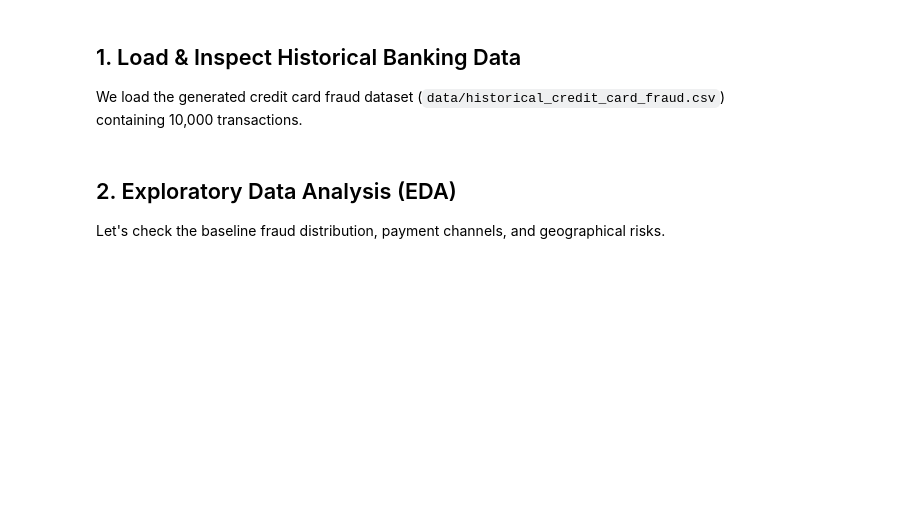
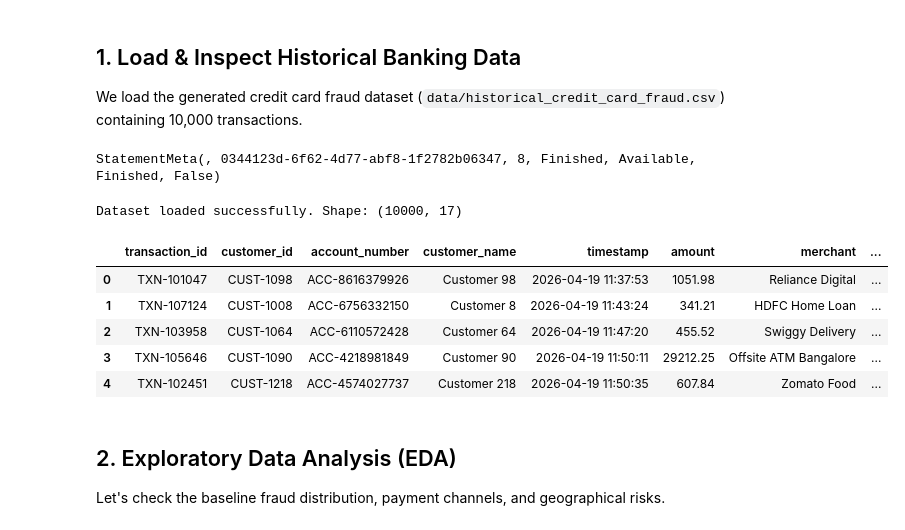
Before and after one commit to SayanEmbee/smart-banking-ai-powered, a Jupyter notebook: src/notebooks/fraud_scoring_ai.ipynb, the cells around one changed output. Saved outputs shown, nothing was run; the diff lists cells and outputs as text; code cells hidden in the pictures; blank space fills up the shorter version.

```diff
--- a/src/notebooks/fraud_scoring_ai.ipynb
+++ b/src/notebooks/fraud_scoring_ai.ipynb
@@ -44,3 +38,16 @@ df.head(5)
+# %%
+df = pd.read_csv("abfss://SmartBankingRiskWorkspace@onelake.dfs.fabric.microsoft.com/BankingFraudLakehouse.Lakehouse/Files/historical_credit_card_fraud.csv")
+print(f"Dataset loaded successfully. Shape: {df.shape}")
+df.head(5)
+# %% [output]
+StatementMeta(, 0344123d-6f62-4d77-abf8-1f2782b06347, 8, Finished, Available, Finished, False)
+Dataset loaded successfully. Shape: (10000, 17)
+|  | transaction_id | customer_id | account_number | customer_name | timestamp | amount | merchant | ... |
+| 0 | TXN-101047 | CUST-1098 | ACC-8616379926 | Customer 98 | 2026-04-19 11:37:53 | 1051.98 | Reliance Digital | ... |
+| 1 | TXN-107124 | CUST-1008 | ACC-6756332150 | Customer 8 | 2026-04-19 11:43:24 | 341.21 | HDFC Home Loan | ... |
+| 2 | TXN-103958 | CUST-1064 | ACC-6110572428 | Customer 64 | 2026-04-19 11:47:20 | 455.52 | Swiggy Delivery | ... |
+| 3 | TXN-105646 | CUST-1090 | ACC-4218981849 | Customer 90 | 2026-04-19 11:50:11 | 29212.25 | Offsite ATM Bangalore | ... |
+| 4 | TXN-102451 | CUST-1218 | ACC-4574027737 | Customer 218 | 2026-04-19 11:50:35 | 607.84 | Zomato Food | ... |
 # %% [markdown]
 ## 2. Exploratory Data Analysis (EDA)
 Let's check the baseline fraud distribution, payment channels, and geographical risks.
```
Also changed, not shown: parts of 11 cells of this notebook, 17 other files.
